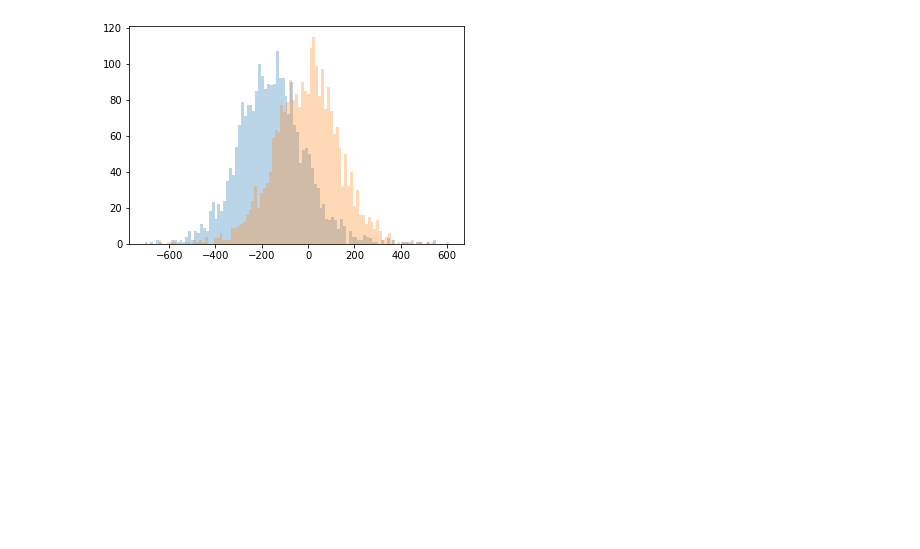
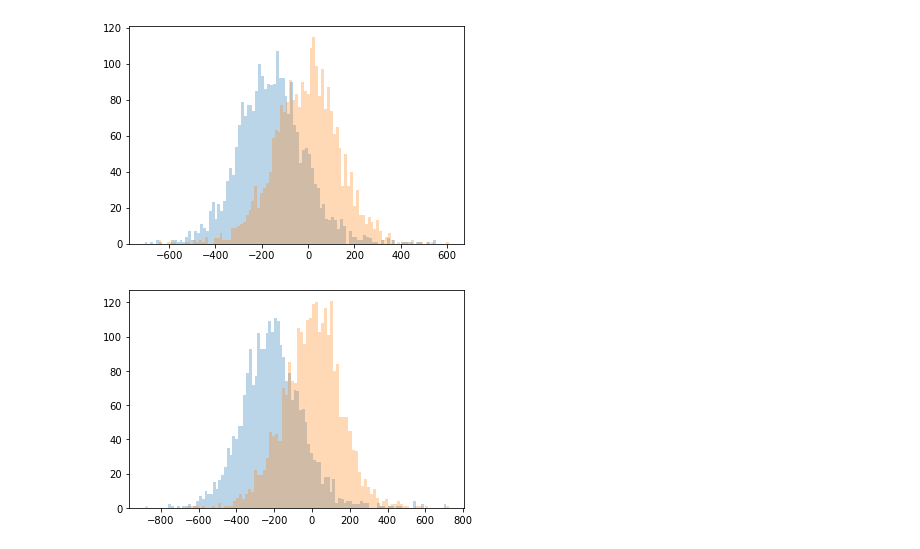
Before and after one commit to jakeane/gender_recognition, a Jupyter notebook: clean_features.ipynb, the cells around one changed output. Saved outputs shown, nothing was run; the diff lists cells and outputs as text; code cells hidden in the pictures; blank space fills up the shorter version.

```diff
--- a/clean_features.ipynb
+++ b/clean_features.ipynb
@@ -56,3 +56,10 @@ plt.hist(female_df.f2_diff, bins=100, alpha=0.3)
 plt.show()
 # %% [output]
 [figure]
+# %%
+
+plt.hist(male_df.f1_diff + male_df.f2_diff, bins=100, alpha=0.3)
+plt.hist(female_df.f1_diff + female_df.f2_diff, bins=100, alpha=0.3)
+plt.show()
+# %% [output]
+[figure, added]
```
Also changed, not shown: parts of 1 cell of this notebook, 3 other files.
